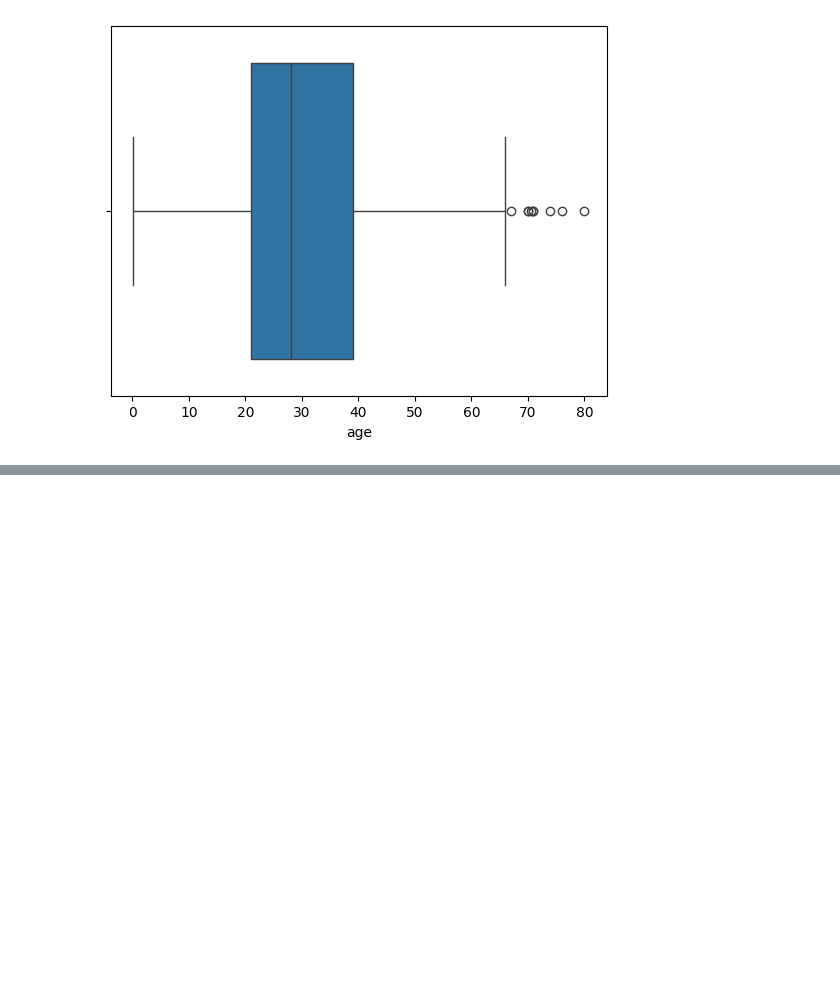
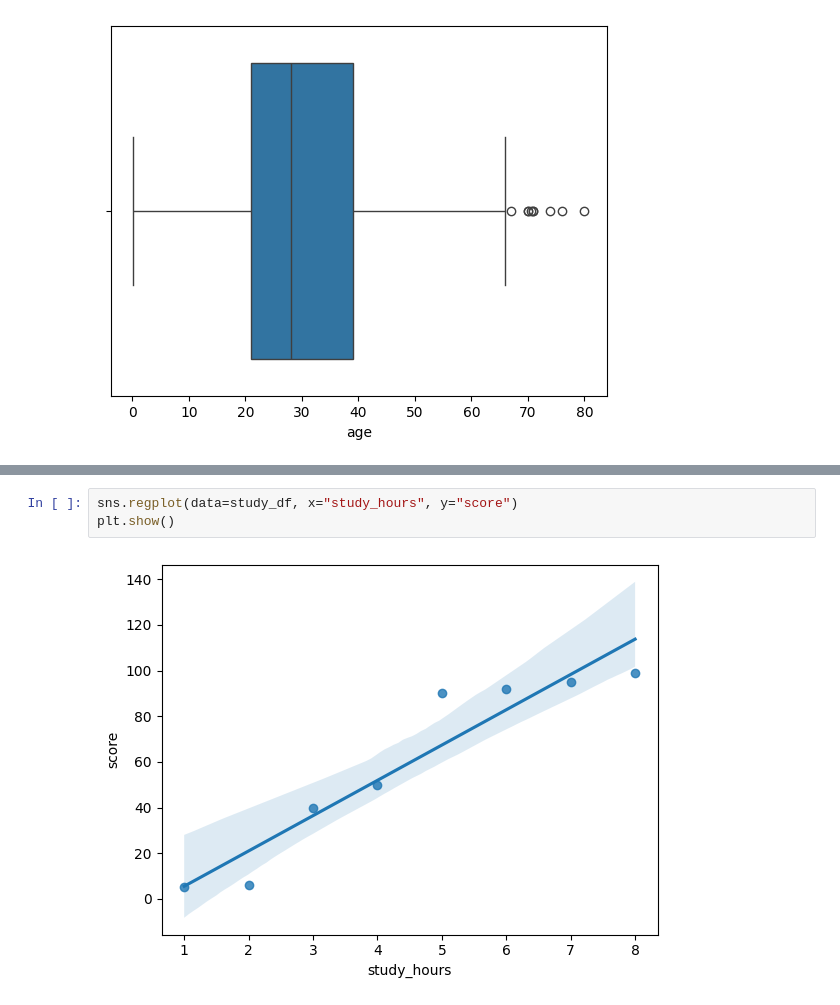
Before and after one commit to subhamoydatta703/Pandas-Seaborn-Scikit-Learn, a Jupyter notebook: seaborn/day1.ipynb, the cells around one changed output, grey strips where cells are left out. Drawn from its saved outputs; the diff is of its cells as text; blank space fills up the shorter version.

```diff
--- a/seaborn/day1.ipynb
+++ b/seaborn/day1.ipynb
@@ -188,0 +216,5 @@ plt.show()
+# %%
+sns.regplot(data=study_df, x="study_hours", y="score")
+plt.show()
+# %% [output]
+[figure, added]
```
Also changed, not shown: parts of 9 cells of this notebook, 1 other file.
